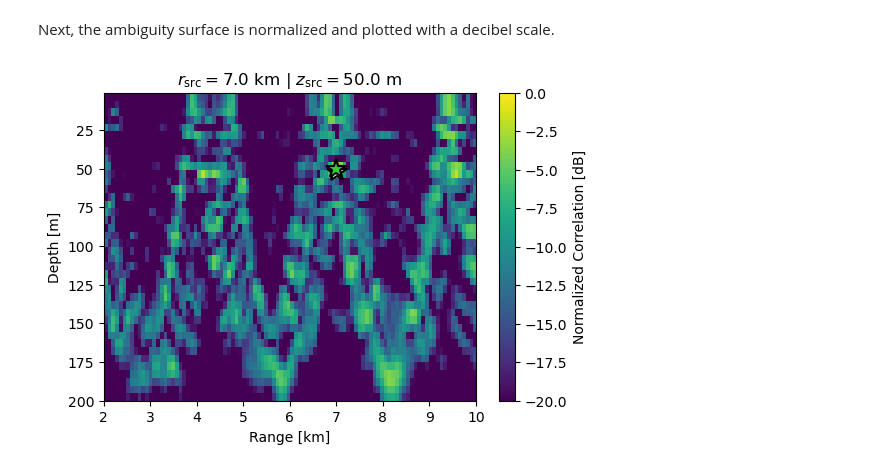
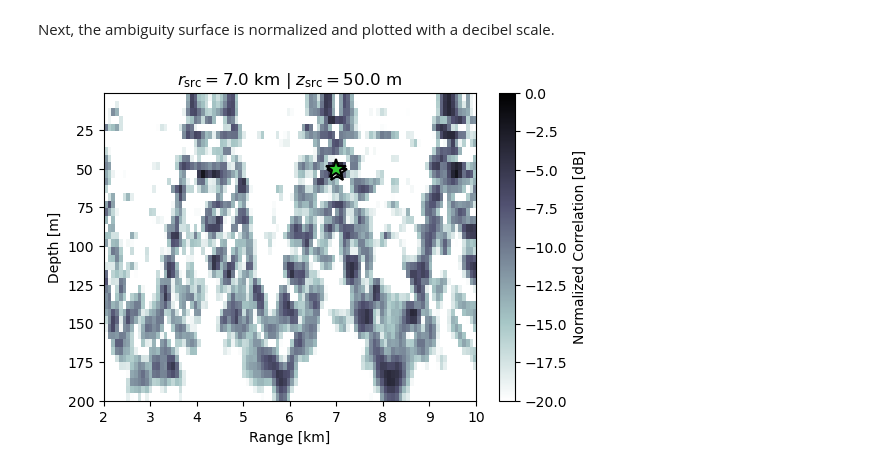
Before and after one commit to NeptuneProjects/TritonOA, a Jupyter notebook: tutorials/RunMFP.ipynb, the cells around one changed output. Saved outputs shown, nothing was run; the diff lists cells and outputs as text; code cells hidden in the pictures.

```diff
--- a/tutorials/RunMFP.ipynb
+++ b/tutorials/RunMFP.ipynb
@@ -76,31 +76,31 @@ Next, the ambiguity surface is normalized and plotted with a decibel scale.
 # %%
 PLOT_DEFAULTS = {
     "marker": "*",
     "markersize": 15,
     "markeredgewidth": 1.5,
     "markeredgecolor": "k",
     "markerfacecolor": "limegreen",
 }
 
 amb_norm = ambiguity_surface
 amb_norm /= amb_norm.max()
 amb_norm = 10 * np.log10(amb_norm)
 vmin = -20.0
 vmax = 0.0
 
 fig = plt.figure(figsize=(6, 4), facecolor="white", dpi=100)
 _, im = plot_ambiguity_surface(
-    amb_norm, rvec, zvec, imshow_kwargs={"vmin": vmin, "vmax": vmax, "cmap": "viridis"}
+    amb_norm, rvec, zvec, imshow_kwargs={"vmin": vmin, "vmax": vmax, "cmap": "bone_r"}
 )
 plt.plot(environment["rec_r"], environment["src_z"], zorder=50, **PLOT_DEFAULTS)
 plt.xlabel("Range [km]")
 plt.ylabel("Depth [m]")
 cbar = plt.colorbar(im)
 cbar.set_label("Normalized Correlation [dB]")
 plt.title(
     f"$r_\mathrm{{src}} = {environment['rec_r']}$ km | "
     f"$z_\mathrm{{src}} = {environment['src_z']}$ m"
 )
 plt.show()
 # %% [output]
-[figure, old version]
+[figure, new version]
```
